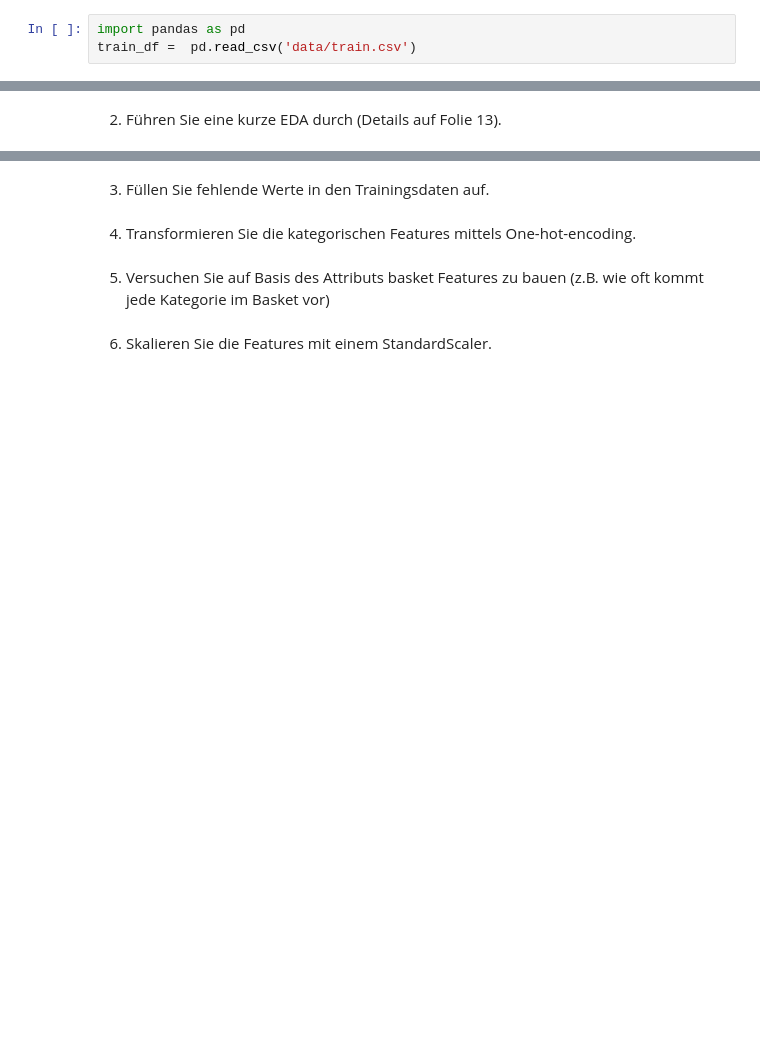
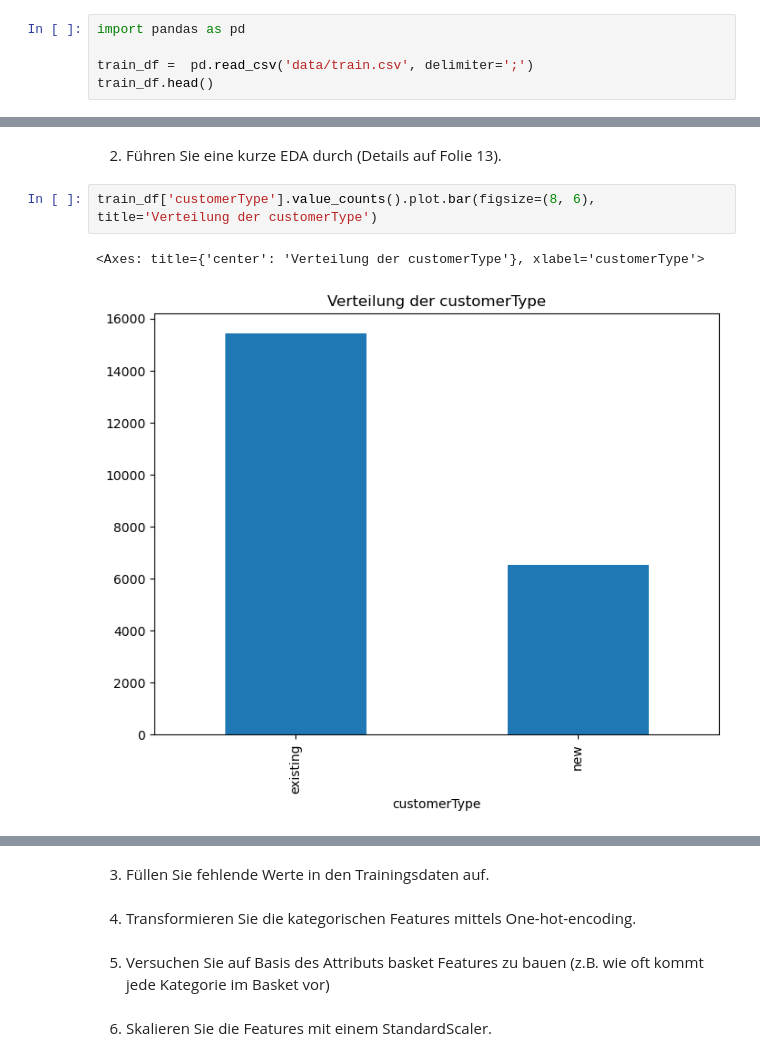
Before and after one commit to ClaraSto/ml-projekt-ss25, a Jupyter notebook: projekt.ipynb, the cells around one changed output, grey strips where cells are left out. Drawn from its saved outputs; the diff is of its cells as text; blank space fills up the shorter version.

```diff
--- a/projekt.ipynb
+++ b/projekt.ipynb
@@ -2,5 +2,7 @@
 1. Laden Sie die Trainingsdaten.
 # %%
 import pandas as pd
-train_df =  pd.read_csv('data/train.csv')
+
+train_df =  pd.read_csv('data/train.csv', delimiter=';')
+train_df.head()
 # %% [output]
@@ -8,2 +15,7 @@ ParserError: Error tokenizing data. C error: Expected 3 fields in line 3, saw 5
 # %% [markdown]
 2. Führen Sie eine kurze EDA durch (Details auf Folie 13).
+# %%
+train_df['customerType'].value_counts().plot.bar(figsize=(8, 6), title='Verteilung der customerType')
+# %% [output]
+<Axes: title={'center': 'Verteilung der customerType'}, xlabel='customerType'>
+[figure, added]
```
Also changed, not shown: parts of 4 cells of this notebook.
